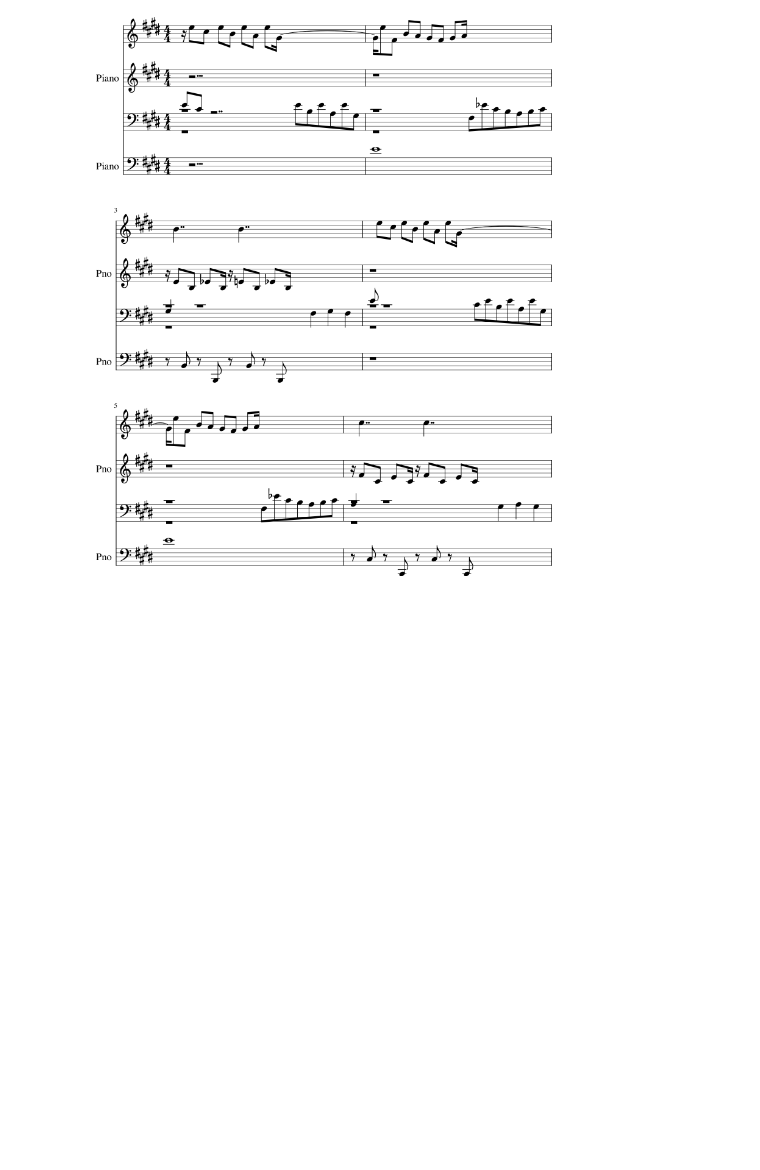
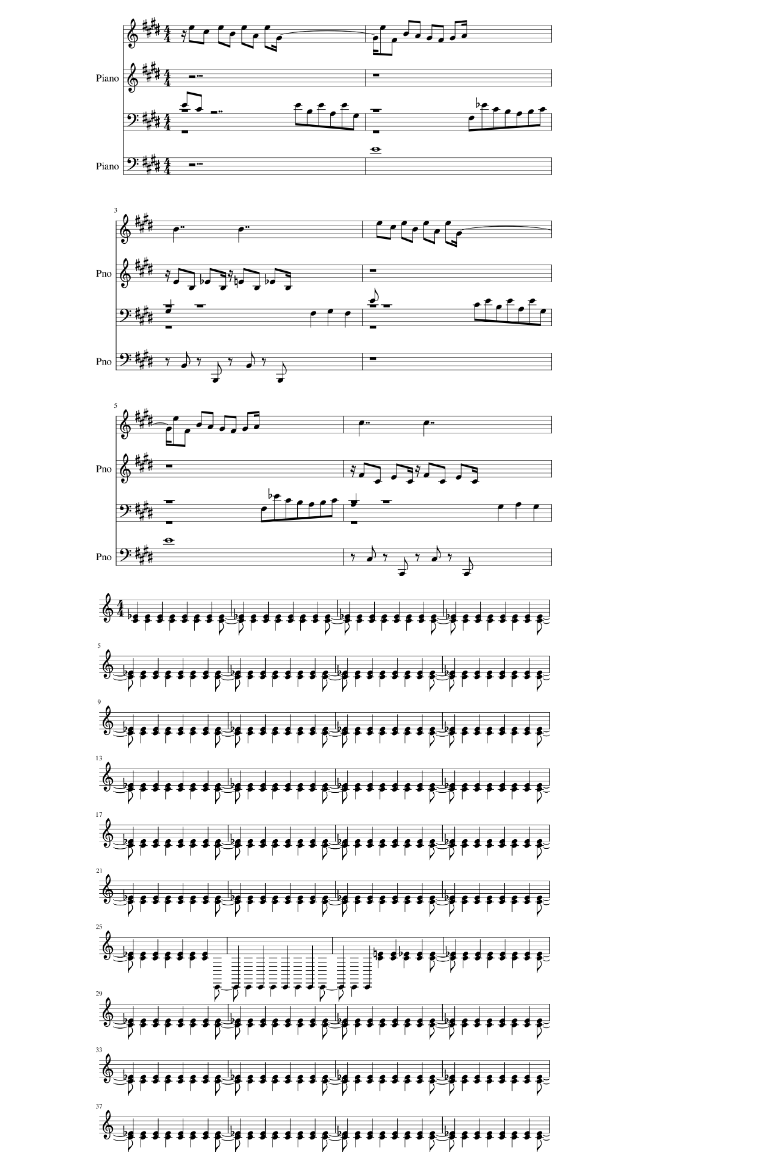
Before and after one commit to BaasanbayarOverflow/LSTM-music-generator, a Jupyter notebook: note.ipynb, the cells around one changed output. Saved outputs shown, nothing was run; the diff lists cells and outputs as text; code cells hidden in the pictures; blank space fills up the shorter version.

Commit message:
Music generator

```diff
--- a/note.ipynb
+++ b/note.ipynb
@@ -22,3 +22,8 @@ music = converter.parse('raw_data/album_72_1_(c)yogore.mid')
 music.show()
 # %% [output]
 [figure]
+# %%
+music = converter.parse('music.mid')
+music.show()
+# %% [output]
+[figure, added]
```
Also changed, not shown: parts of 1 cell of this notebook, 8 other files.
